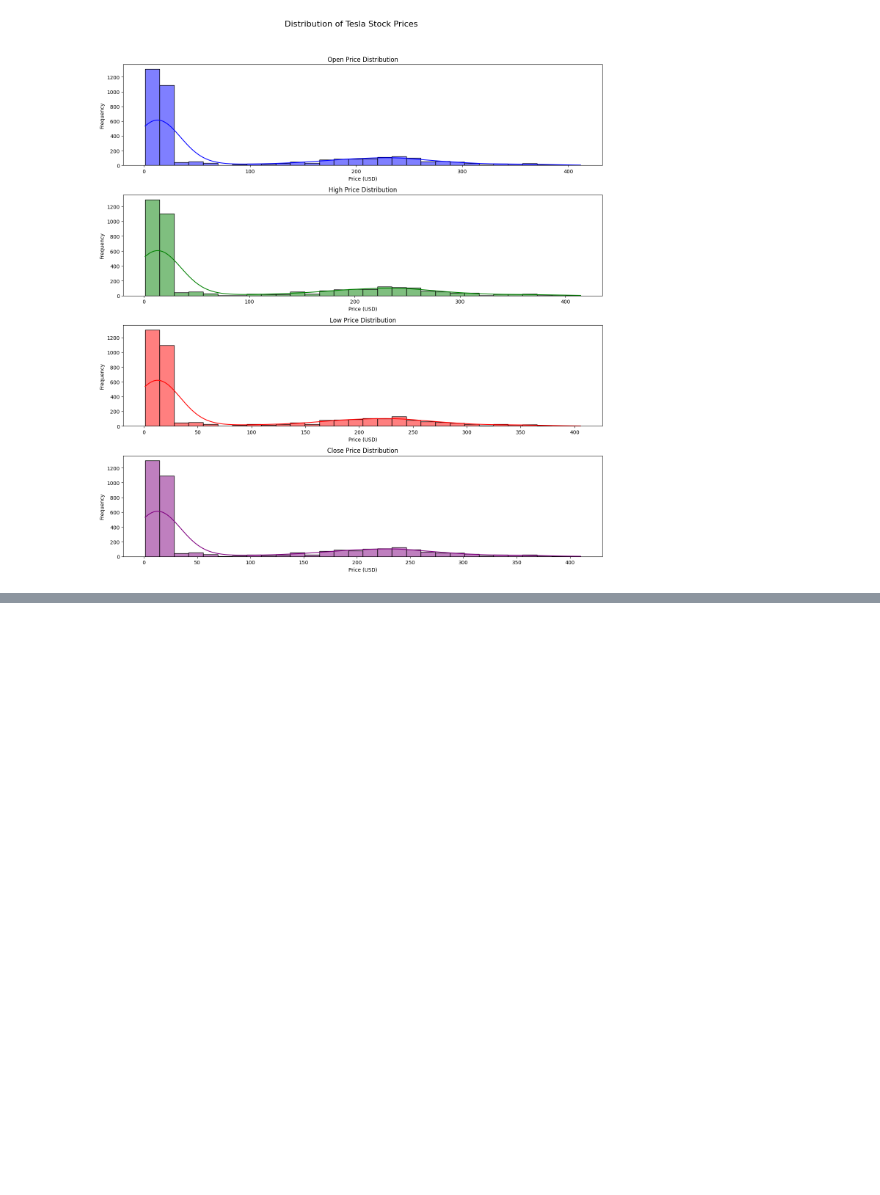
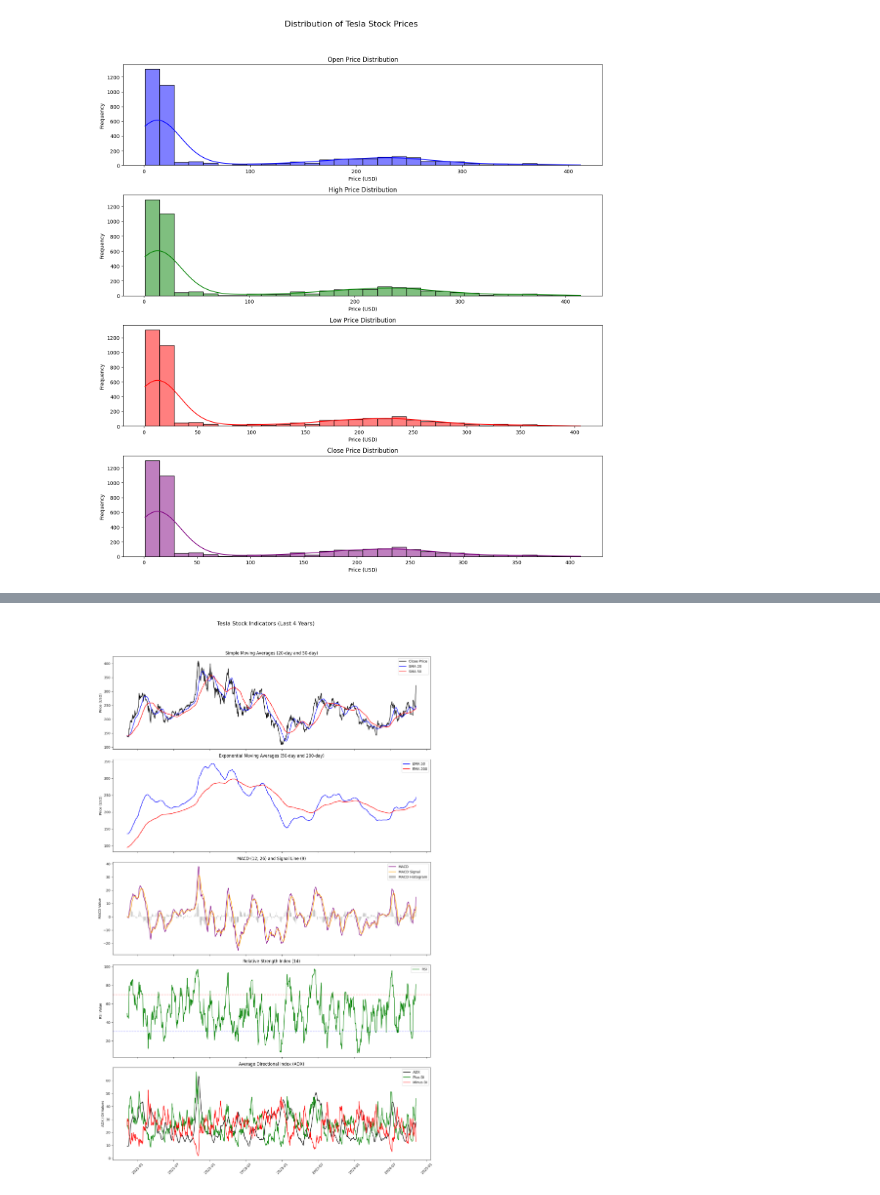
Before and after one commit to OnyedikachiOnwuachuke/Stock-Price-Prediction-Using-Sentiment-Analysis, a Jupyter notebook: PREDICTING_TESLA_STOCK_PRICE_USING_SENTIMENT_ANALYSIS.ipynb, the cells around one changed output, grey strips where cells are left out. Saved outputs shown, nothing was run; the diff lists cells and outputs as text; code cells hidden in the pictures; blank space fills up the shorter version.

```diff
--- a/PREDICTING_TESLA_STOCK_PRICE_USING_SENTIMENT_ANALYSIS.ipynb
+++ b/PREDICTING_TESLA_STOCK_PRICE_USING_SENTIMENT_ANALYSIS.ipynb
@@ -347,0 +432,57 @@ Name: Volume, dtype: float64
+# %%
+import pandas as pd
+import matplotlib.pyplot as plt
+from datetime import datetime, timedelta
+
+# Filter the data for the last four years
+four_years_ago = stock_data.index.max() - timedelta(days=4*365)
+filtered_data = stock_data[stock_data.index >= four_years_ago]
+
+# Plot the indicators for the filtered data
+fig, axs = plt.subplots(5, 1, figsize=(14, 24), sharex=True)
+fig.suptitle('Tesla Stock Indicators (Last 4 Years)', fontsize=16)
+
+# Plot SMAs and Closing Price
+axs[0].plot(filtered_data.index, filtered_data['Close'], label='Close Price', color='black')
+axs[0].plot(filtered_data.index, filtered_data['SMA_20'], label='SMA 20', color='blue')
+axs[0].plot(filtered_data.index, filtered_data['SMA_50'], label='SMA 50', color='red')
+axs[0].set_ylabel('Price (USD)')
+axs[0].set_title('Simple Moving Averages (20-day and 50-day)')
+axs[0].legend()
+
+# Plot EMAs
+axs[1].plot(filtered_data.index, filtered_data['EMA_50'], label='EMA 50', color='blue')
+axs[1].plot(filtered_data.index, filtered_data['EMA_200'], label='EMA 200', color='red')
+axs[1].set_ylabel('Price (USD)')
+axs[1].set_title('Exponential Moving Averages (50-day and 200-day)')
+axs[1].legend()
+
+# Plot MACD
+axs[2].plot(filtered_data.index, filtered_data['MACD'], label='MACD', color='purple')
+axs[2].plot(filtered_data.index, filtered_data['MACD_Signal'], label='MACD Signal', color='orange')
+axs[2].bar(filtered_data.index, filtered_data['MACD_Histogram'], label='MACD Histogram', color='grey', alpha=0.5)
+axs[2].set_ylabel('MACD Value')
+axs[2].set_title('MACD (12, 26) and Signal Line (9)')
+axs[2].legend()
+
+# Plot RSI
+axs[3].plot(filtered_data.index, filtered_data['RSI'], label='RSI', color='green')
+axs[3].axhline(70, linestyle='--', color='red', alpha=0.5)
+axs[3].axhline(30, linestyle='--', color='blue', alpha=0.5)
+axs[3].set_ylabel('RSI Value')
+axs[3].set_title('Relative Strength Index (14)')
+axs[3].legend()
+
+# Plot ADX
+axs[4].plot(filtered_data.index, filtered_data['ADX'], label='ADX', color='black')
+axs[4].plot(filtered_data.index, filtered_data['Plus_DI'], label='Plus DI', color='green')
+axs[4].plot(filtered_data.index, filtered_data['Minus_DI'], label='Minus DI', color='red')
+axs[4].set_ylabel('ADX / DI Values')
+axs[4].set_title('Average Directional Index (ADX)')
+axs[4].legend()
+
+plt.xticks(rotation=45)
+plt.tight_layout(rect=[0, 0.03, 1, 0.95])
+plt.show()
+# %% [output]
+[figure, added]
```
Also changed, not shown: parts of 15 cells of this notebook.
